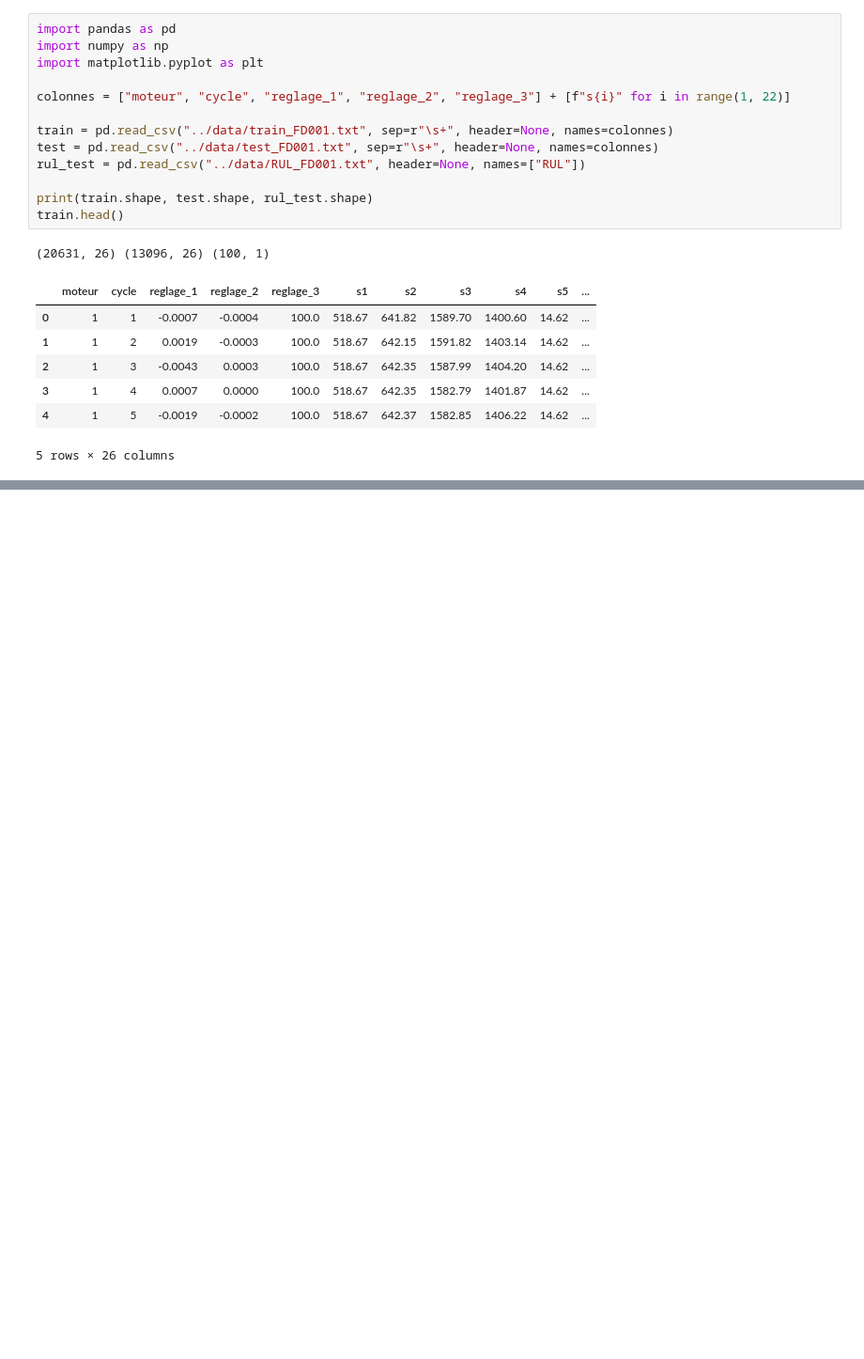
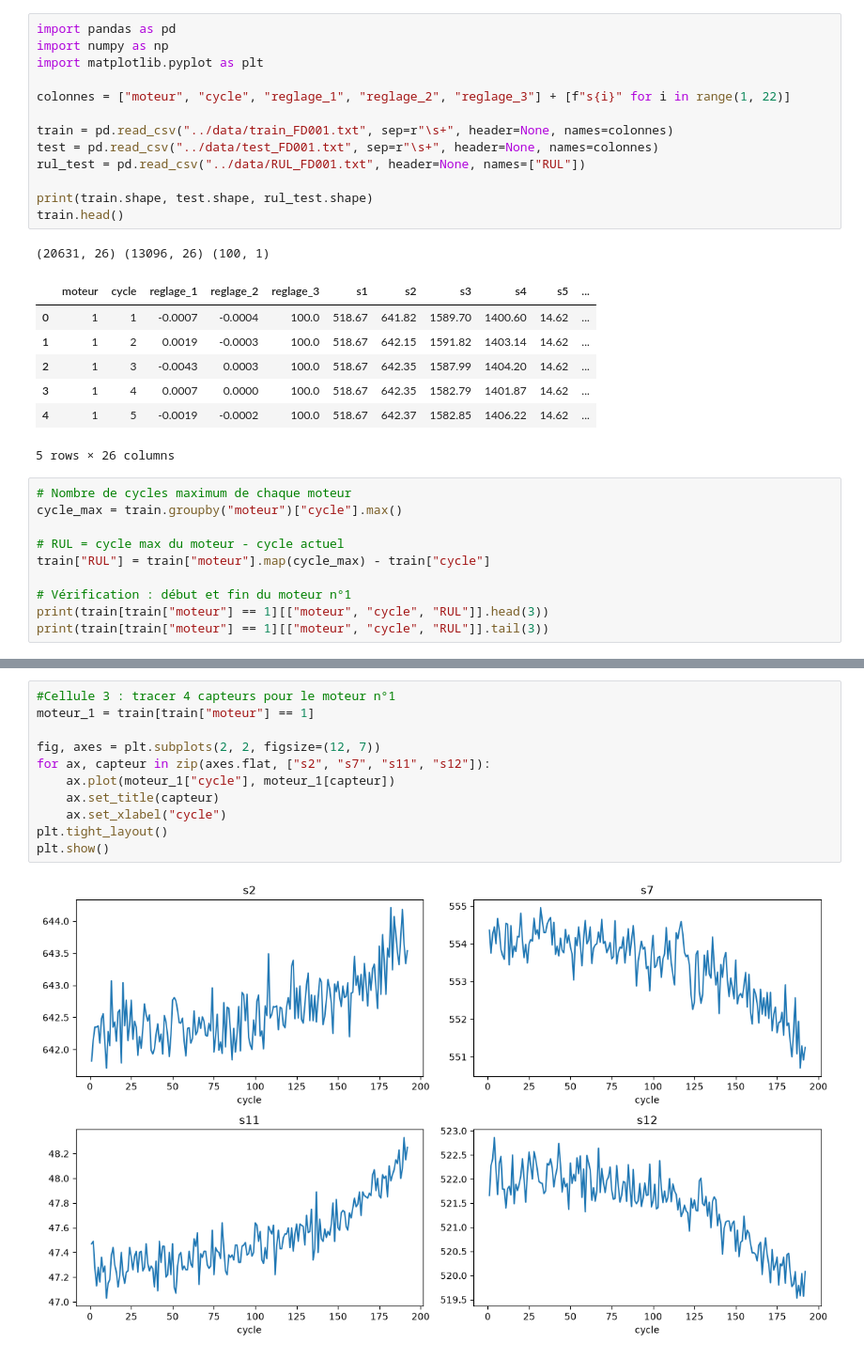
Before and after one commit to Ornella-bit/maintenance-predictive, a Jupyter notebook: notebooks/01_analyse_modele.ipynb, the cells around one changed output, grey strips where cells are left out. Shown at 94% size. Cells and saved outputs as stored; diff of their text form; blank space fills up the shorter version.

Commit message:
Calcul de la RUL et exploration des capteurs

```diff
--- a/notebooks/01_analyse_modele.ipynb
+++ b/notebooks/01_analyse_modele.ipynb
@@ -20,3 +20,13 @@ train.head()
 | 3 | 1 | 4 | 0.0007 | 0.0000 | 100.0 | 518.67 | 642.35 | 1582.79 | 1401.87 | 14.62 | ... |
 | 4 | 1 | 5 | -0.0019 | -0.0002 | 100.0 | 518.67 | 642.37 | 1582.85 | 1406.22 | 14.62 | ... |
 5 rows × 26 columns
+# %%
+# Nombre de cycles maximum de chaque moteur
+cycle_max = train.groupby("moteur")["cycle"].max()
+
+# RUL = cycle max du moteur - cycle actuel
+train["RUL"] = train["moteur"].map(cycle_max) - train["cycle"]
+
+# Vérification : début et fin du moteur n°1
+print(train[train["moteur"] == 1][["moteur", "cycle", "RUL"]].head(3))
+print(train[train["moteur"] == 1][["moteur", "cycle", "RUL"]].tail(3))
@@ -22,0 +60,13 @@ train.head()
+# %%
+#Cellule 3 : tracer 4 capteurs pour le moteur n°1
+moteur_1 = train[train["moteur"] == 1]
+
+fig, axes = plt.subplots(2, 2, figsize=(12, 7))
+for ax, capteur in zip(axes.flat, ["s2", "s7", "s11", "s12"]):
+    ax.plot(moteur_1["cycle"], moteur_1[capteur])
+    ax.set_title(capteur)
+    ax.set_xlabel("cycle")
+plt.tight_layout()
+plt.show()
+# %% [output]
+[figure, added]
```
Also changed, not shown: parts of 3 cells of this notebook.
